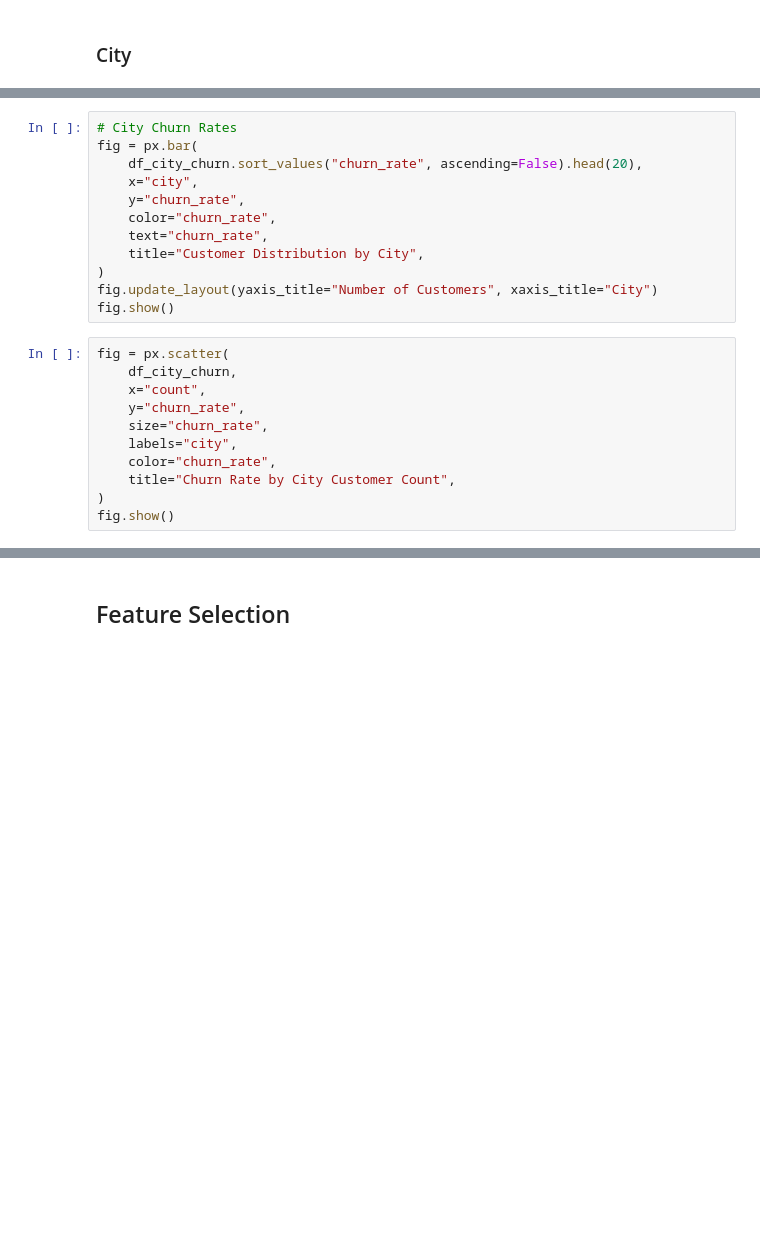
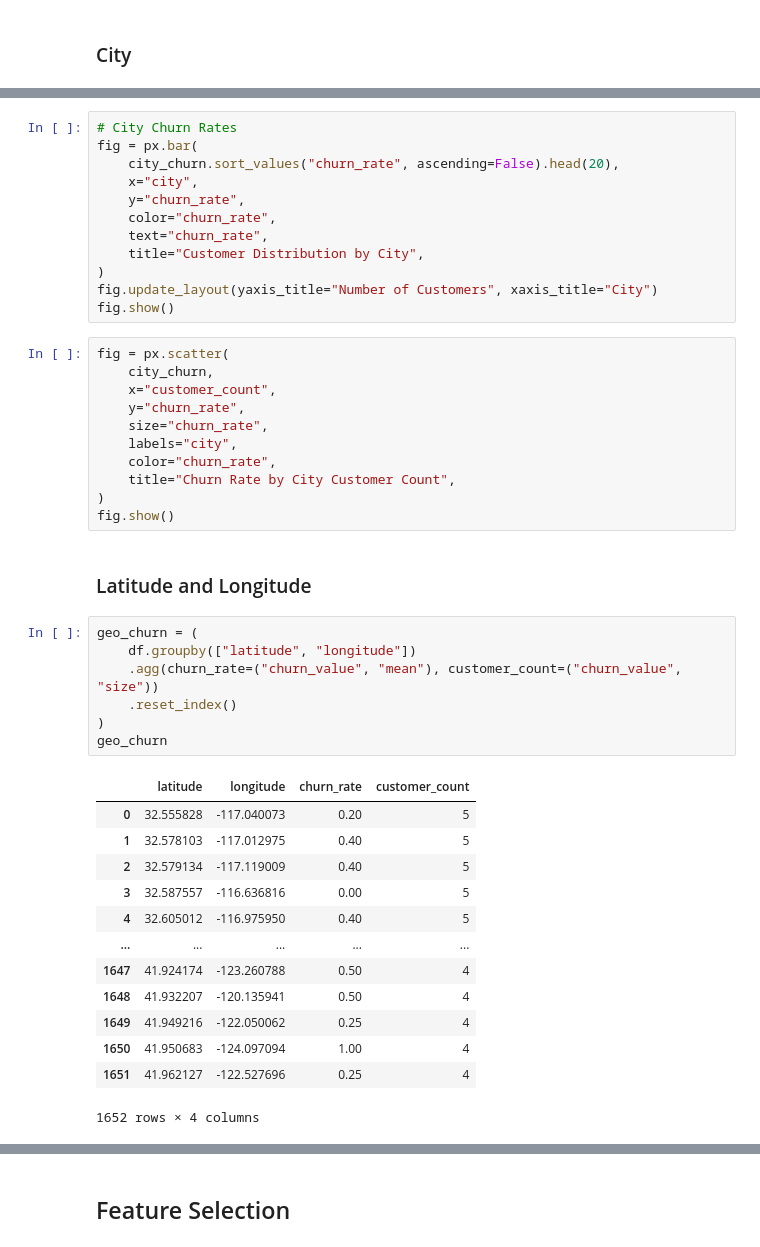
Before and after one commit to FerFilho23/Telecom-Churn-Prediction, a Jupyter notebook: notebooks/01_eda.ipynb, the cells around one changed output, grey strips where cells are left out. Saved outputs shown, nothing was run; the diff lists cells and outputs as text; blank space fills up the shorter version.

```diff
--- a/notebooks/01_eda.ipynb
+++ b/notebooks/01_eda.ipynb
@@ -280,7 +280,7 @@ fig.show()
 # %%
 # City Churn Rates
 fig = px.bar(
-    df_city_churn.sort_values("churn_rate", ascending=False).head(20),
+    city_churn.sort_values("churn_rate", ascending=False).head(20),
     x="city",
     y="churn_rate",
     color="churn_rate",
@@ -291,8 +291,8 @@ fig.update_layout(yaxis_title="Number of Customers", xaxis_title="City")
 fig.show()
 # %%
 fig = px.scatter(
-    df_city_churn,
-    x="count",
+    city_churn,
+    x="customer_count",
     y="churn_rate",
     size="churn_rate",
     labels="city",
@@ -300,3 +300,26 @@ fig = px.scatter(
     title="Churn Rate by City Customer Count",
 )
 fig.show()
+# %% [markdown]
+### Latitude and Longitude
+# %%
+geo_churn = (
+    df.groupby(["latitude", "longitude"])
+    .agg(churn_rate=("churn_value", "mean"), customer_count=("churn_value", "size"))
+    .reset_index()
+)
+geo_churn
+# %% [output]
+|  | latitude | longitude | churn_rate | customer_count |
+| 0 | 32.555828 | -117.040073 | 0.20 | 5 |
+| 1 | 32.578103 | -117.012975 | 0.40 | 5 |
+| 2 | 32.579134 | -117.119009 | 0.40 | 5 |
+| 3 | 32.587557 | -116.636816 | 0.00 | 5 |
+| 4 | 32.605012 | -116.975950 | 0.40 | 5 |
+| ... | ... | ... | ... | ... |
+| 1647 | 41.924174 | -123.260788 | 0.50 | 4 |
+| 1648 | 41.932207 | -120.135941 | 0.50 | 4 |
+| 1649 | 41.949216 | -122.050062 | 0.25 | 4 |
+| 1650 | 41.950683 | -124.097094 | 1.00 | 4 |
+| 1651 | 41.962127 | -122.527696 | 0.25 | 4 |
+1652 rows × 4 columns
```
Also changed, not shown: parts of 4 cells of this notebook, 2 other files.
